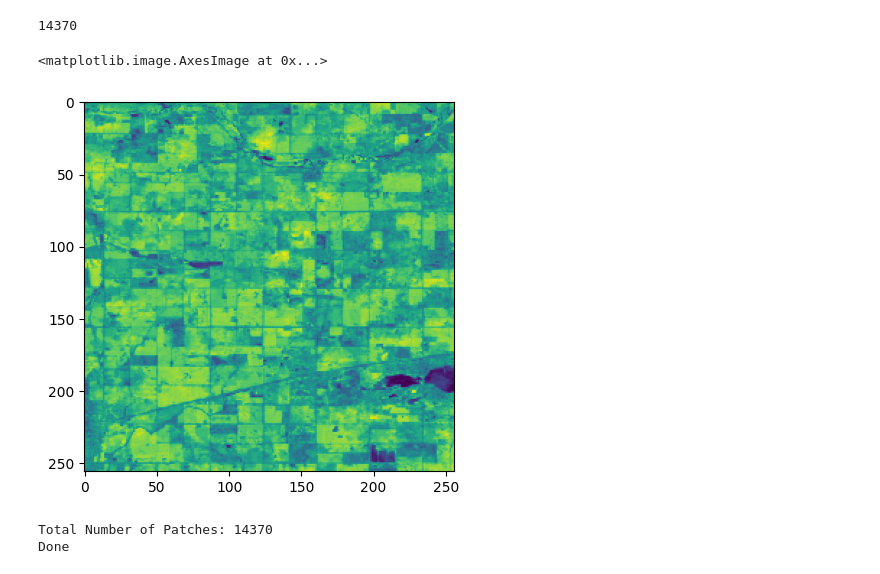
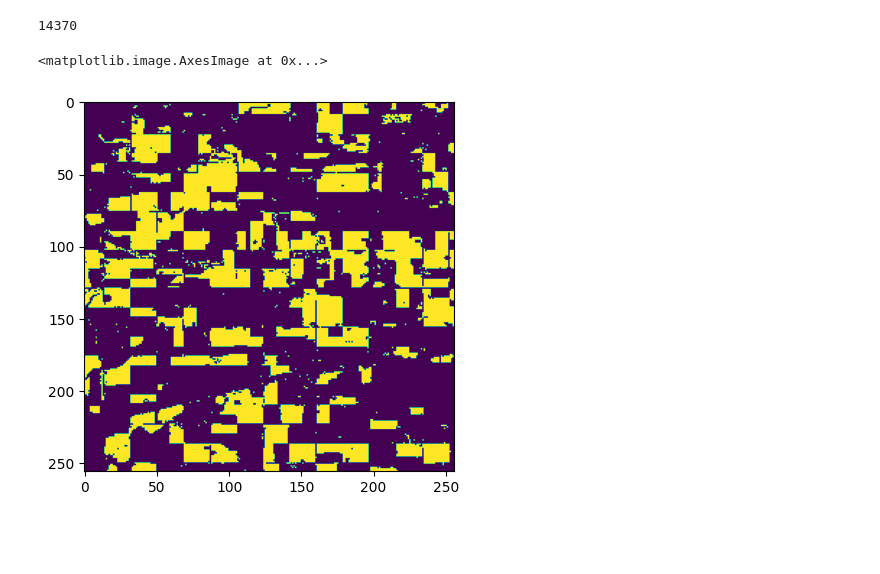
Before and after one commit to Arun-1997/Msc_Thesis, a Jupyter notebook: normalise_input.ipynb, the cells around one changed output. Drawn from its saved outputs; the diff is of its cells as text; code cells hidden in the pictures; blank space fills up the shorter version.

```diff
--- a/normalise_input.ipynb
+++ b/normalise_input.ipynb
@@ -1,15 +1,21 @@
 # %%
-import glob,os
+import glob,os,cv2
 import rasterio as rio
 import geopandas as gpd
 import numpy as np
 from rasterio.plot import reshape_as_image,reshape_as_raster
 from sklearn.preprocessing import MinMaxScaler
 import matplotlib.pyplot as plt
-training_path = "Input/sentinel/test_data_from_drive/patches_all/all_states/"
-training_normalised_path = "Input/sentinel/test_data_from_drive/patches_all/all_states_normalised_b2_b8_b11/"
+training_path = "Input/data_dec_1_2023/patches/"
+training_normalised_path = "Input/data_dec_1_2023/patches/normalised_patches/"
+# import warnings
+# warnings.filterwarnings("ignore")
 
+# Get cut-down GDAL that rasterio uses
+from osgeo import gdal
+# ... and suppress errors
+gdal.PushErrorHandler('CPLQuietErrorHandler')
 # training_normalised_path2 = "Input/sentinel/test_data_from_drive/patches_all/normalised_test_v2/"
 target_file_path = "Input/Target/concat/target_yield.shp"
-patch_dim = (256, 256, 13)
+patch_dim = (256, 256, 15)
 # %%
@@ -134,10 +218,10 @@ for patch_no in range(x.shape[0]):
 # patch_dict.keys()
 # %%
 import matplotlib.pyplot as plt
-plt.imshow(patch_dict["Iowa_2019_july_5632-512"][:,:,1])
+plt.imshow(patch_dict["Iowa_2019_july_5632-512"][:,:,10])
 # %% [output]
 <matplotlib.image.AxesImage at 0x...>
-[figure, old version]
+[figure, new version]
 # %%
 # patch_dict
 # %%
@@ -153,16 +237,13 @@ for f_name,patch in patch_dict.items():
     patch_src = rio.open(file)
     outpath = training_normalised_path+"/"+f_name+".tif"
     meta = patch_src.meta.copy()
-    meta.update(count=4)
+    meta.update(count=11)
     with rio.open(outpath, 'w', **meta) as outds:
         outds.write(reshape_as_raster(patch_dict[f_name]))
     count+=1
     # if count > 10:
     #     break
 print("Done")
-# %% [output]
-Total Number of Patches: 14370
-Done
 # %%
    #
     patch_src_read_norm.append(patch_src.read()[12,:,:])
```
Also changed, not shown: parts of 7 cells of this notebook, 2 other files.
